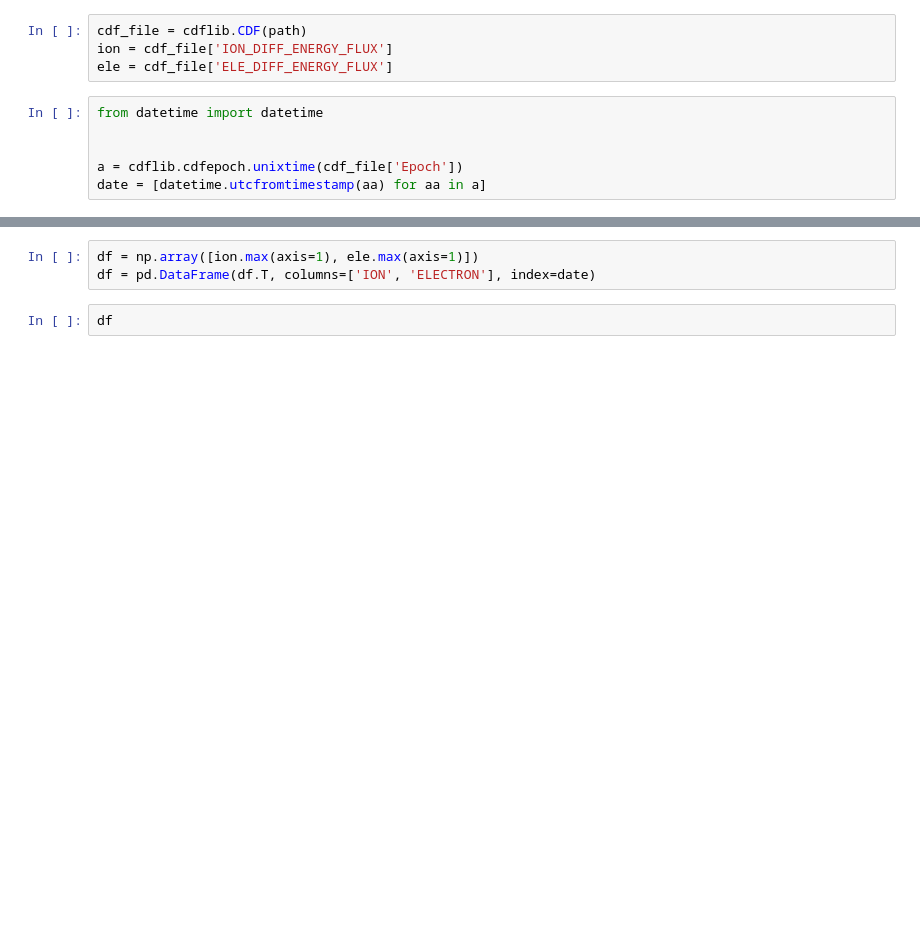
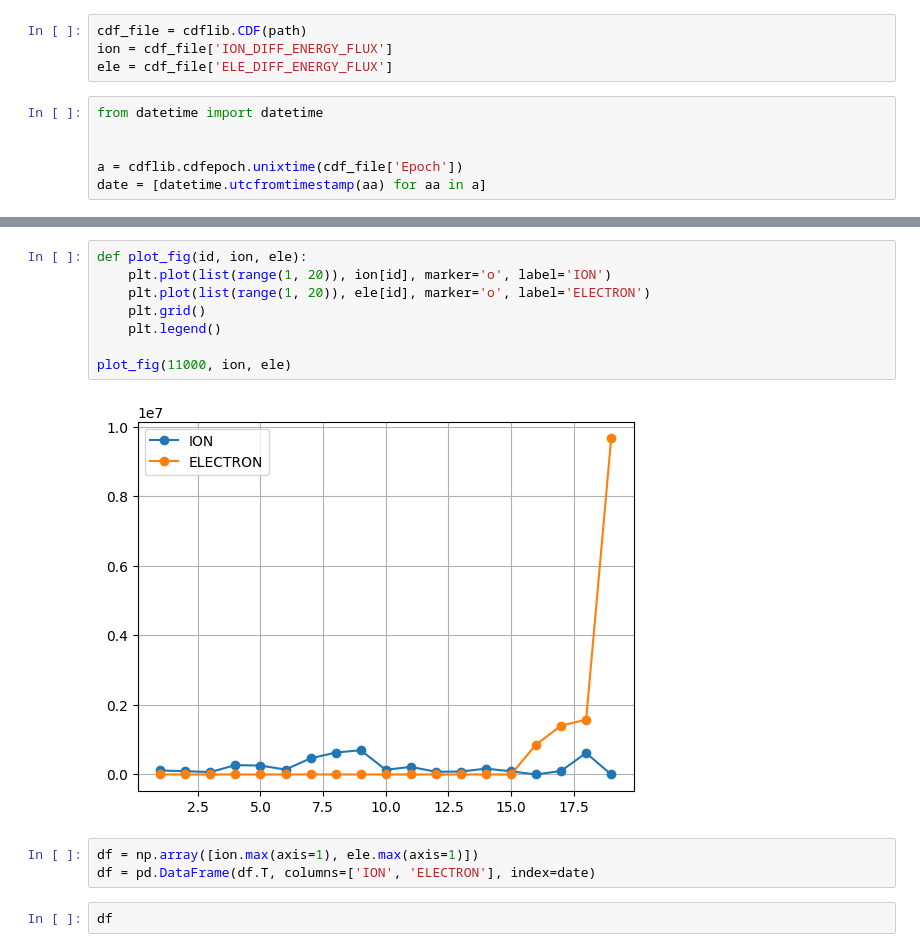
Before and after one commit to umeyuu/Prediction-of-Satellite-Potential-Using-Solar-Wind-Data, a Jupyter notebook: satelite_data.ipynb, the cells around one changed output, grey strips where cells are left out. Cells and saved outputs as stored; diff of their text form; blank space fills up the shorter version.

```diff
--- a/satelite_data.ipynb
+++ b/satelite_data.ipynb
@@ -38,3 +58,13 @@ date = [datetime.utcfromtimestamp(aa) for aa in a]
+# %%
+def plot_fig(id, ion, ele):
+    plt.plot(list(range(1, 20)), ion[id], marker='o', label='ION')
+    plt.plot(list(range(1, 20)), ele[id], marker='o', label='ELECTRON')
+    plt.grid()
+    plt.legend()
+
+plot_fig(11000, ion, ele)
+# %% [output]
+[figure, added]
 # %%
 df = np.array([ion.max(axis=1), ele.max(axis=1)])
 df = pd.DataFrame(df.T, columns=['ION', 'ELECTRON'], index=date)
```
Also changed, not shown: parts of 7 cells of this notebook, 3 other files.
